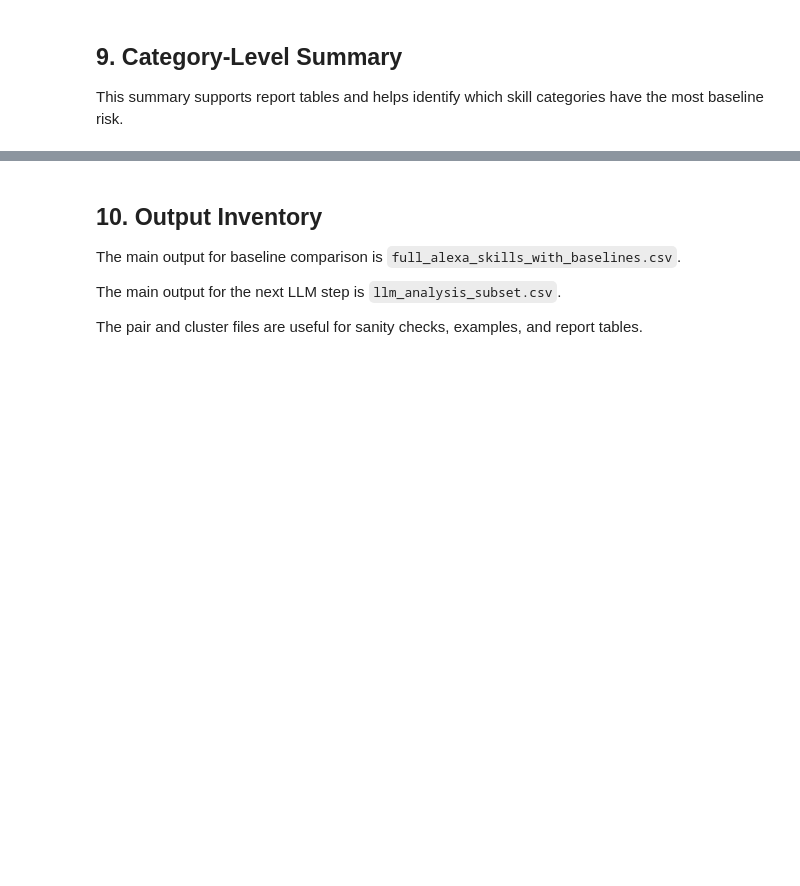
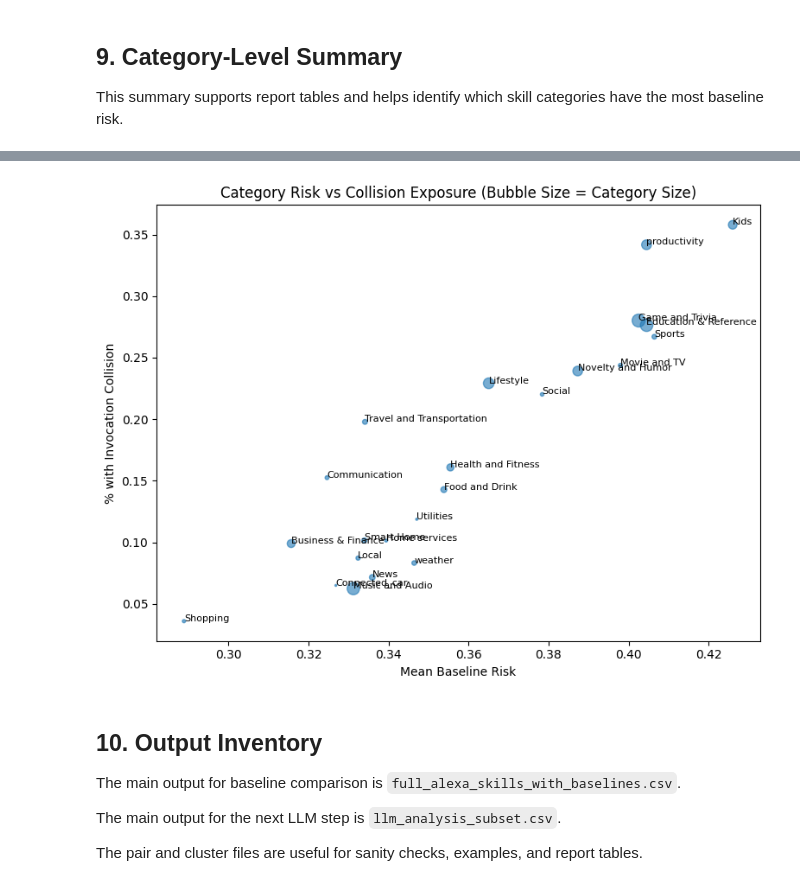
Before and after one commit to janiceeguo/CS6763-CPS-Final, a Jupyter notebook: baseline_similarity_pipeline.ipynb, the cells around one changed output, grey strips where cells are left out. Drawn from its saved outputs; the diff is of its cells as text; code cells hidden in the pictures; blank space fills up the shorter version.

Commit message:
visual results for presentation

```diff
--- a/baseline_similarity_pipeline.ipynb
+++ b/baseline_similarity_pipeline.ipynb
@@ -835,3 +844,29 @@ Wrote category_risk_summary.csv (23, 11)
+# %%
+import pandas as pd
+import seaborn as sns
+import matplotlib.pyplot as plt
+
+df = pd.read_csv("category_risk_summary.csv")
+
+plt.figure(figsize=(8,6))
+
+plt.scatter(
+    df["mean_baseline_risk"],
+    df["pct_with_exact_invocation_collision"],
+    s=df["skill_count"] / 50,
+    alpha=0.6
+)
+
+for i, row in df.iterrows():
+    plt.text(row["mean_baseline_risk"], row["pct_with_exact_invocation_collision"], row["Category"], fontsize=8)
+
+plt.xlabel("Mean Baseline Risk")
+plt.ylabel("% with Invocation Collision")
+plt.title("Category Risk vs Collision Exposure (Bubble Size = Category Size)")
+plt.tight_layout()
+plt.show()
+# %% [output]
+[figure, added]
 # %% [markdown]
 ## 10. Output Inventory
 
```
Also changed, not shown: parts of 5 cells of this notebook, 4 other files.
